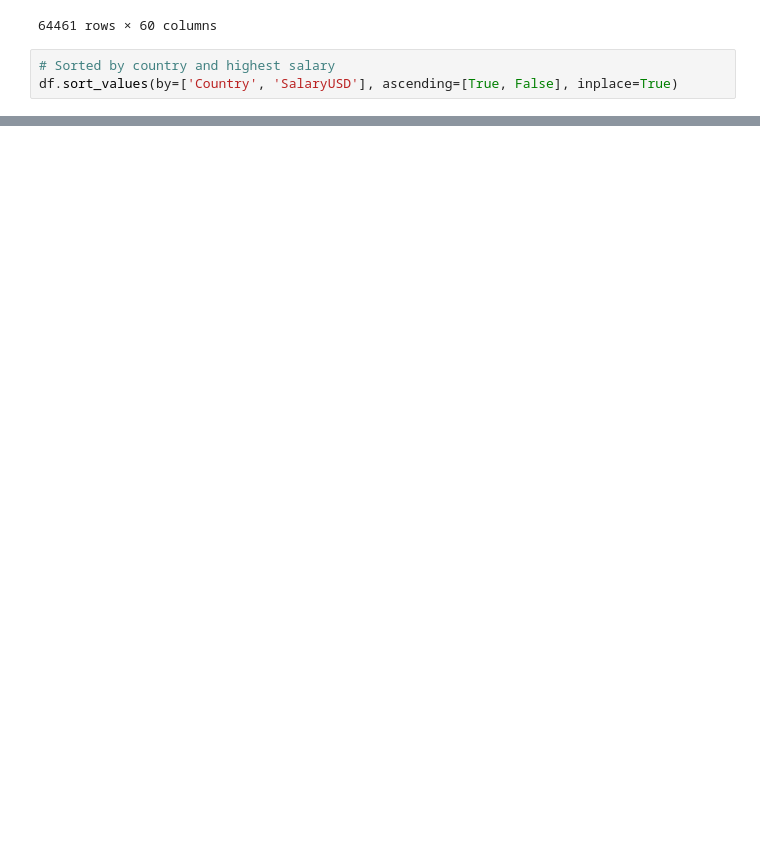
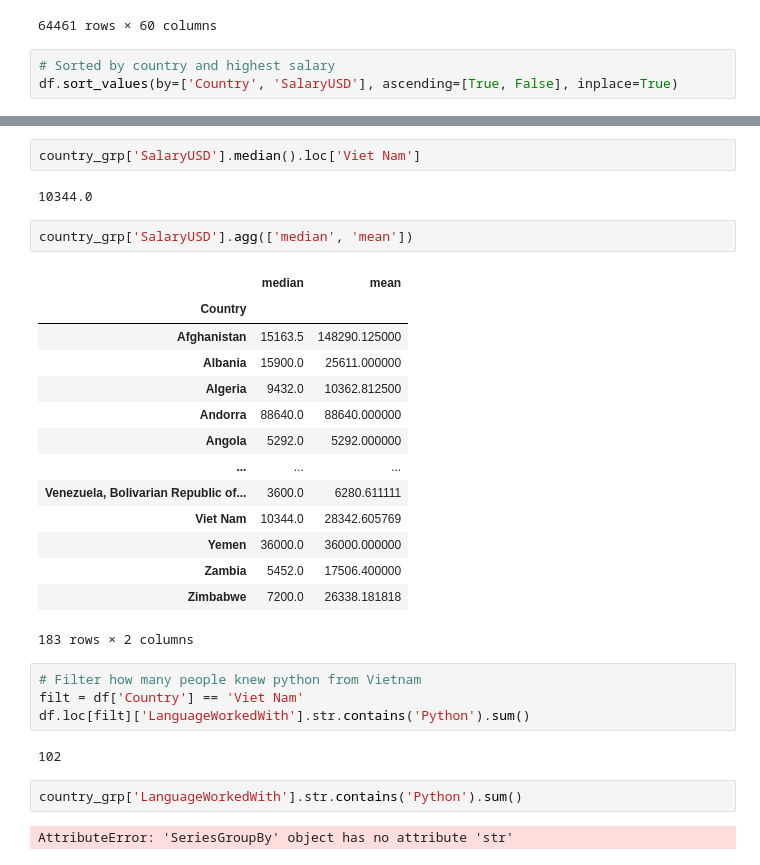
Before and after one commit to brianhuynh2021/pandas_data_analysis, a Jupyter notebook: pandas demo.ipynb, the cells around one changed output, grey strips where cells are left out. Drawn from its saved outputs; the diff is of its cells as text; blank space fills up the shorter version.

```diff
--- a/pandas demo.ipynb
+++ b/pandas demo.ipynb
@@ -368,0 +498,31 @@ df.nsmallest(10, 'SalaryUSD')
+# %%
+country_grp['SalaryUSD'].median().loc['Viet Nam']
+# %% [output]
+10344.0
+# %%
+country_grp['SalaryUSD'].agg(['median', 'mean'])
+# %% [output]
+|  | median | mean |
+| Country |  |  |
+| Afghanistan | 15163.5 | 148290.125000 |
+| Albania | 15900.0 | 25611.000000 |
+| Algeria | 9432.0 | 10362.812500 |
+| Andorra | 88640.0 | 88640.000000 |
+| Angola | 5292.0 | 5292.000000 |
+| ... | ... | ... |
+| Venezuela, Bolivarian Republic of... | 3600.0 | 6280.611111 |
+| Viet Nam | 10344.0 | 28342.605769 |
+| Yemen | 36000.0 | 36000.000000 |
+| Zambia | 5452.0 | 17506.400000 |
+| Zimbabwe | 7200.0 | 26338.181818 |
+183 rows × 2 columns
+# %%
+# Filter how many people knew python from Vietnam
+filt = df['Country'] == 'Viet Nam'
+df.loc[filt]['LanguageWorkedWith'].str.contains('Python').sum()
+# %% [output]
+102
+# %%
+country_grp['LanguageWorkedWith'].str.contains('Python').sum()
+# %% [output]
+AttributeError: 'SeriesGroupBy' object has no attribute 'str'
```
Also changed, not shown: parts of 20 cells of this notebook, 1 other file.
